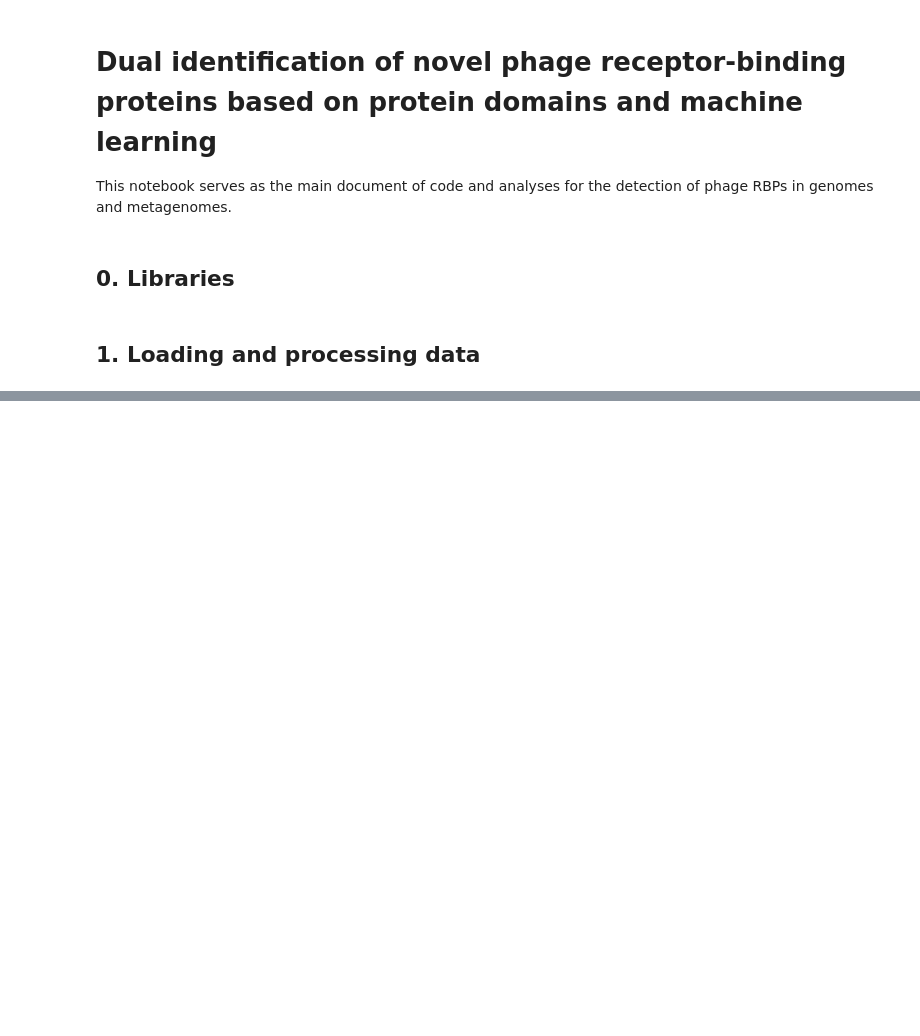
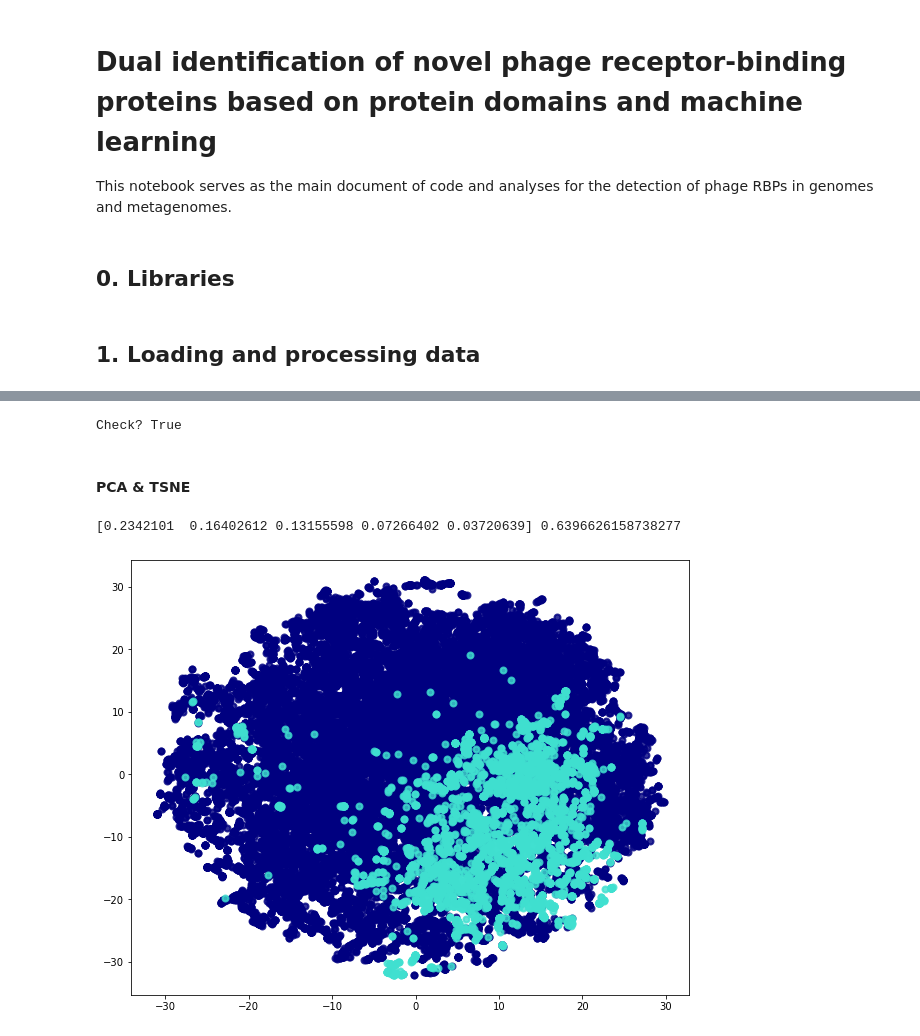
Before and after one commit to dimiboeckaerts/PhageRBPdetection, a Jupyter notebook: RBPdetection.ipynb, the cells around one changed output, grey strips where cells are left out. Drawn from its saved outputs; the diff is of its cells as text; code cells hidden in the pictures; blank space fills up the shorter version.

```diff
--- a/RBPdetection.ipynb
+++ b/RBPdetection.ipynb
@@ -47,0 +107,32 @@ rbps.head()
+# %%
+# load processed data
+rbp_embeddings_df = pd.read_csv(data_dir+'annotated_RBPs_embeddings.csv')
+nonrbp_embeddings_df = pd.read_csv(data_dir+'annotated_nonRBPs_embeddings.csv')
+rbp_embed = np.asarray(rbp_embeddings_df.iloc[:, 2:])
+nonrbp_embed = np.asarray(nonrbp_embeddings_df.iloc[:, 2:])
+
+features = np.concatenate((rbp_embed, nonrbp_embed))
+labels = np.asarray([1]*rbp_embed.shape[0] + [0]*nonrbp_embed.shape[0])
+print('Check?', features.shape[0]==labels.shape[0])
+# %% [output]
+Check? True
+# %% [markdown]
+#### PCA & TSNE
+# %%
+# PCA to visualize class separation
+pca = PCA(n_components=5)
+fr_pca = pca.fit_transform(features)
+print(pca.explained_variance_ratio_, sum(pca.explained_variance_ratio_))
+
+tsne = TSNE(n_components=100)
+fr_tsne = tsne.fit_transform(features)
+# %% [output]
+[0.2342101  0.16402612 0.13155598 0.07266402 0.03720639] 0.6396626158738277
+# %%
+fr = fr_tsne
+fig, ax = plt.subplots(figsize=(10, 8))
+colors = ["navy", "turquoise"]
+for color, i in zip(colors, [0, 1]):
+    ax.scatter(fr[labels == i, 0], fr[labels == i, 1], color=color, alpha=0.8, lw=2)
+# %% [output]
+[figure, added]
```
Also changed, not shown: parts of 19 cells of this notebook.
